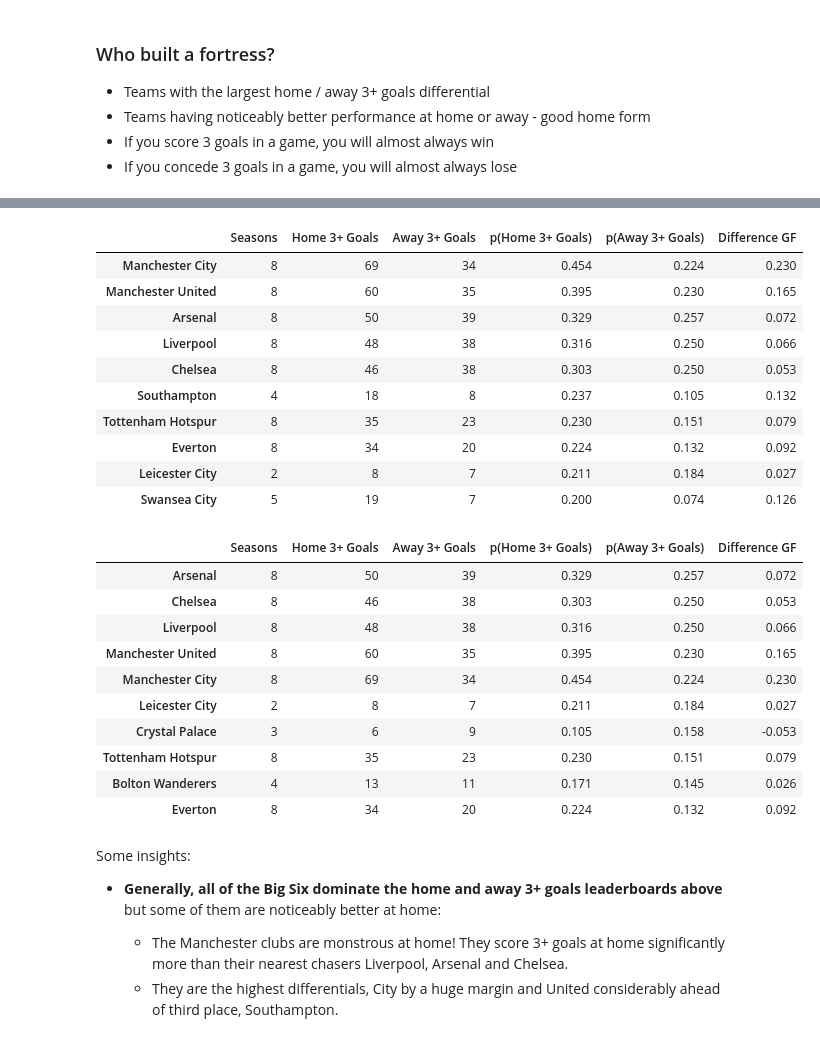
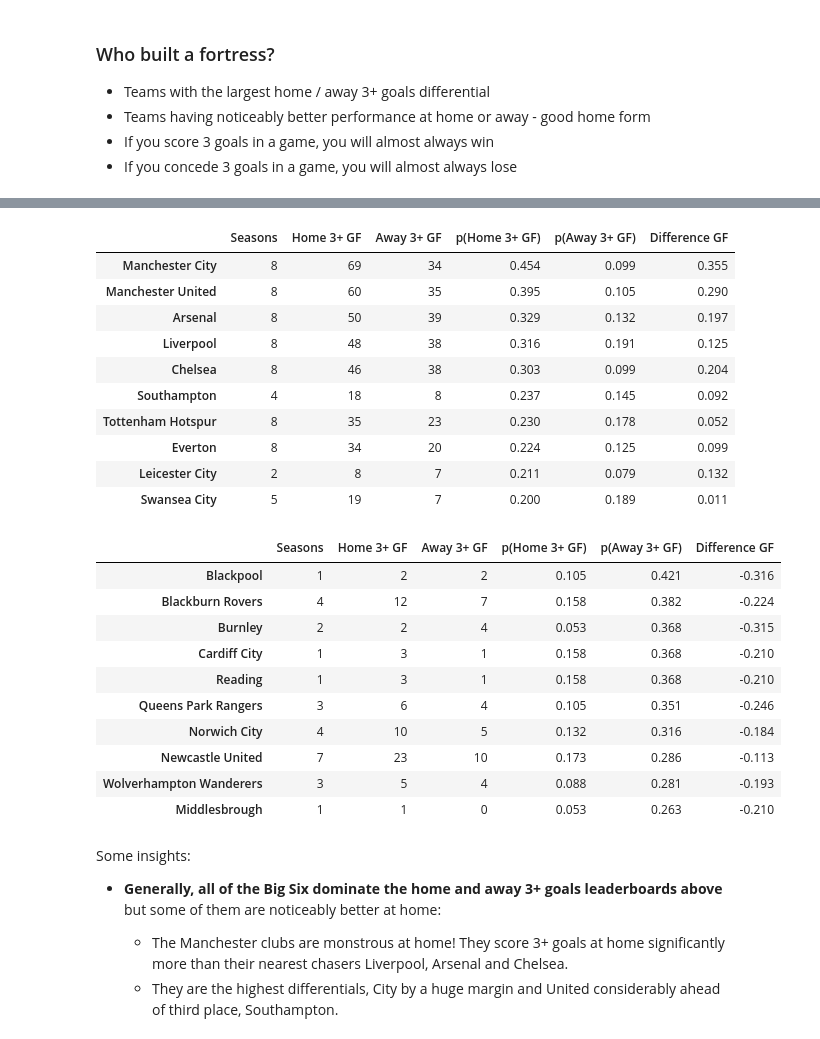
Before and after one commit to tjjdoherty/football-project-mvp, a Jupyter notebook: intro_clean_eda.ipynb, the cells around one changed output, grey strips where cells are left out. Saved outputs shown, nothing was run; the diff lists cells and outputs as text; code cells hidden in the pictures.

```diff
--- a/intro_clean_eda.ipynb
+++ b/intro_clean_eda.ipynb
@@ -1214,26 +1255,26 @@ Let's check.
 # Make a df with team name, appearances, home 3+ goals, away 3+ goals
 three_goals = pd.DataFrame({
     'Appearances': appearances,
-    'Home 3+ Goals': home_3_gs,
-    'Away 3+ Goals': away_3_gs,
-    'Home 3+ Goals Against': home_3_ga,
-    'Away 3+ Goals Against': away_3_ga
+    'Home 3+ GF': home_3_gf,
+    'Away 3+ GF': away_3_gf,
+    'Home 3+ GA': home_3_ga,
+    'Away 3+ GA': away_3_ga
 })
 # %%
 # We'll create columns for the probability of scoring 3+ goals at home and away, dividing appearances by half
-three_goals['p(Home 3+ Goals)'] = round(three_goals['Home 3+ Goals'] / (three_goals['Appearances'] / 2), 3)
-three_goals['p(Away 3+ Goals)'] = round(three_goals['Away 3+ Goals'] / (three_goals['Appearances'] / 2), 3)
-three_goals['p(Home 3+ Goals Against)'] = round(three_goals['Home 3+ Goals Against'] / (three_goals['Appearances'] / 2), 3)
-three_goals['p(Away 3+ Goals Against)'] = round(three_goals['Away 3+ Goals Against'] / (three_goals['Appearances'] / 2), 3)
+three_goals['p(Home 3+ GF)'] = round(three_goals['Home 3+ GF'] / (three_goals['Appearances'] / 2), 3)
+three_goals['p(Away 3+ GF)'] = round(three_goals['Away 3+ GA'] / (three_goals['Appearances'] / 2), 3)
+three_goals['p(Home 3+ GA)'] = round(three_goals['Home 3+ GA'] / (three_goals['Appearances'] / 2), 3)
+three_goals['p(Away 3+ GA)'] = round(three_goals['Away 3+ GA'] / (three_goals['Appearances'] / 2), 3)
 
 # fill na values with 0
 three_goals = three_goals.fillna(0)
 
 # make Home 3+ goals and Away 3+ goals integers
-three_goals['Home 3+ Goals'] = three_goals['Home 3+ Goals'].astype(int)
-three_goals['Away 3+ Goals'] = three_goals['Away 3+ Goals'].astype(int)
-three_goals['Home 3+ Goals Against'] = three_goals['Home 3+ Goals Against'].astype(int)
-three_goals['Away 3+ Goals Against'] = three_goals['Away 3+ Goals Against'].astype(int)
+three_goals['Home 3+ GF'] = three_goals['Home 3+ GF'].astype(int)
+three_goals['Away 3+ GF'] = three_goals['Away 3+ GF'].astype(int)
+three_goals['Home 3+ GA'] = three_goals['Home 3+ GA'].astype(int)
+three_goals['Away 3+ GA'] = three_goals['Away 3+ GA'].astype(int)
 
 # Rename the Appearances column to seasons, and divide the values by 38 to get the number of seasons the team appeared in this period
 three_goals = three_goals.rename(columns={'Appearances': 'Seasons'})
@@ -1270,8 +1311,8 @@ I want to determine a few things here as I add these probability of 3 goals colu
 I will do a correlation heatmap of the probabilities of 3+ goals home and away, with the appearances
 # %%
 # differential between home and away 3+ goals
-three_goals['Difference GF'] = three_goals['p(Home 3+ Goals)'] - three_goals['p(Away 3+ Goals)']
-three_goals['Difference GA'] = three_goals['p(Home 3+ Goals Against)'] - three_goals['p(Away 3+ Goals Against)']
+three_goals['Difference GF'] = three_goals['p(Home 3+ GF)'] - three_goals['p(Away 3+ GF)']
+three_goals['Difference GA'] = three_goals['p(Home 3+ GA)'] - three_goals['p(Away 3+ GA)']
 # %%
 three_goals.sample(10)
 # %% [output]
@@ -1314,6 +1355,6 @@ Remember, unlike some of the other results based exploration, these are not symm
 - If you concede 3 goals in a game, you will almost always lose
 # %%
 # order the teams by the difference column
-three_goals_gs = three_goals[['Seasons', 'Home 3+ Goals', 'Away 3+ Goals', 'p(Home 3+ Goals)', 'p(Away 3+ Goals)', 'Difference GF']].sort_values(by='Difference GF', ascending=False)
+three_goals_gs = three_goals[['Seasons', 'Home 3+ GF', 'Away 3+ GF', 'p(Home 3+ GF)', 'p(Away 3+ GF)', 'Difference GF']].sort_values(by='Difference GF', ascending=False)
 three_goals_gs
 # %% [output]
@@ -1337,33 +1378,33 @@ three_goals_gs
 # %%
 # teams most likely to score 3+ goals at home
-three_goals_gs.sort_values(by='p(Home 3+ Goals)', ascending=False).head(10)
+three_goals_gs.sort_values(by='p(Home 3+ GF)', ascending=False).head(10)
 # %% [output]
-|  | Seasons | Home 3+ Goals | Away 3+ Goals | p(Home 3+ Goals) | p(Away 3+ Goals) | Difference GF |
-| Manchester City | 8 | 69 | 34 | 0.454 | 0.224 | 0.230 |
-| Manchester United | 8 | 60 | 35 | 0.395 | 0.230 | 0.165 |
-| Arsenal | 8 | 50 | 39 | 0.329 | 0.257 | 0.072 |
-| Liverpool | 8 | 48 | 38 | 0.316 | 0.250 | 0.066 |
-| Chelsea | 8 | 46 | 38 | 0.303 | 0.250 | 0.053 |
-| Southampton | 4 | 18 | 8 | 0.237 | 0.105 | 0.132 |
-| Tottenham Hotspur | 8 | 35 | 23 | 0.230 | 0.151 | 0.079 |
-| Everton | 8 | 34 | 20 | 0.224 | 0.132 | 0.092 |
-| Leicester City | 2 | 8 | 7 | 0.211 | 0.184 | 0.027 |
-| Swansea City | 5 | 19 | 7 | 0.200 | 0.074 | 0.126 |
+|  | Seasons | Home 3+ GF | Away 3+ GF | p(Home 3+ GF) | p(Away 3+ GF) | Difference GF |
+| Manchester City | 8 | 69 | 34 | 0.454 | 0.099 | 0.355 |
+| Manchester United | 8 | 60 | 35 | 0.395 | 0.105 | 0.290 |
+| Arsenal | 8 | 50 | 39 | 0.329 | 0.132 | 0.197 |
+| Liverpool | 8 | 48 | 38 | 0.316 | 0.191 | 0.125 |
+| Chelsea | 8 | 46 | 38 | 0.303 | 0.099 | 0.204 |
+| Southampton | 4 | 18 | 8 | 0.237 | 0.145 | 0.092 |
+| Tottenham Hotspur | 8 | 35 | 23 | 0.230 | 0.178 | 0.052 |
+| Everton | 8 | 34 | 20 | 0.224 | 0.125 | 0.099 |
+| Leicester City | 2 | 8 | 7 | 0.211 | 0.079 | 0.132 |
+| Swansea City | 5 | 19 | 7 | 0.200 | 0.189 | 0.011 |
 # %%
 # teams most likely to score three away from home
-three_goals_gs.sort_values(by='p(Away 3+ Goals)', ascending=False).head(10)
+three_goals_gs.sort_values(by='p(Away 3+ GF)', ascending=False).head(10)
 # %% [output]
-|  | Seasons | Home 3+ Goals | Away 3+ Goals | p(Home 3+ Goals) | p(Away 3+ Goals) | Difference GF |
-| Arsenal | 8 | 50 | 39 | 0.329 | 0.257 | 0.072 |
-| Chelsea | 8 | 46 | 38 | 0.303 | 0.250 | 0.053 |
-| Liverpool | 8 | 48 | 38 | 0.316 | 0.250 | 0.066 |
-| Manchester United | 8 | 60 | 35 | 0.395 | 0.230 | 0.165 |
-| Manchester City | 8 | 69 | 34 | 0.454 | 0.224 | 0.230 |
-| Leicester City | 2 | 8 | 7 | 0.211 | 0.184 | 0.027 |
-| Crystal Palace | 3 | 6 | 9 | 0.105 | 0.158 | -0.053 |
-| Tottenham Hotspur | 8 | 35 | 23 | 0.230 | 0.151 | 0.079 |
-| Bolton Wanderers | 4 | 13 | 11 | 0.171 | 0.145 | 0.026 |
-| Everton | 8 | 34 | 20 | 0.224 | 0.132 | 0.092 |
+|  | Seasons | Home 3+ GF | Away 3+ GF | p(Home 3+ GF) | p(Away 3+ GF) | Difference GF |
+| Blackpool | 1 | 2 | 2 | 0.105 | 0.421 | -0.316 |
+| Blackburn Rovers | 4 | 12 | 7 | 0.158 | 0.382 | -0.224 |
+| Burnley | 2 | 2 | 4 | 0.053 | 0.368 | -0.315 |
+| Cardiff City | 1 | 3 | 1 | 0.158 | 0.368 | -0.210 |
+| Reading | 1 | 3 | 1 | 0.158 | 0.368 | -0.210 |
+| Queens Park Rangers | 3 | 6 | 4 | 0.105 | 0.351 | -0.246 |
+| Norwich City | 4 | 10 | 5 | 0.132 | 0.316 | -0.184 |
+| Newcastle United | 7 | 23 | 10 | 0.173 | 0.286 | -0.113 |
+| Wolverhampton Wanderers | 3 | 5 | 4 | 0.088 | 0.281 | -0.193 |
+| Middlesbrough | 1 | 1 | 0 | 0.053 | 0.263 | -0.210 |
 # %% [markdown]
 Some insights:
 - **Generally, all of the Big Six dominate the home and away 3+ goals leaderboards above** but some of them are noticeably better at home:
```
Also changed, not shown: parts of 73 cells of this notebook.
